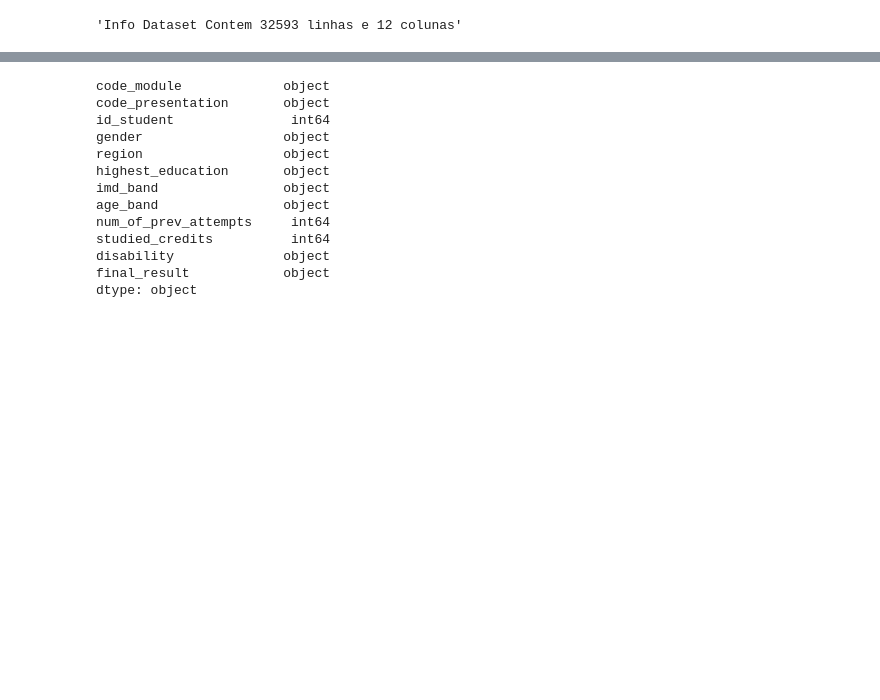
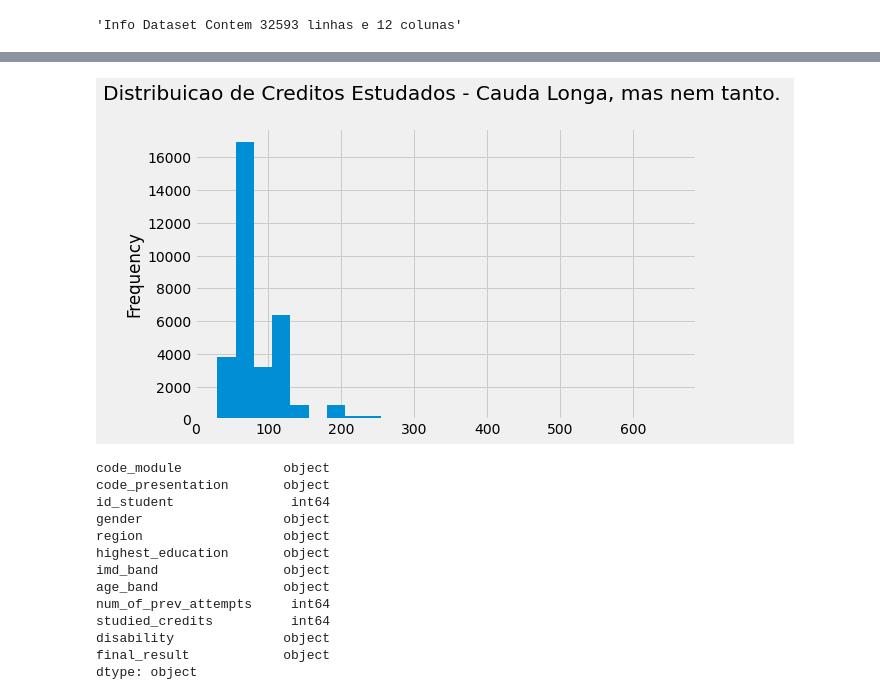
Before and after one commit to Schots/OULAD-Trybe, a Jupyter notebook: Trybe-Oulad-Experimentos.ipynb, the cells around one changed output, grey strips where cells are left out. Cells and saved outputs as stored; diff of their text form; code cells hidden in the pictures; blank space fills up the shorter version.

```diff
--- a/Trybe-Oulad-Experimentos.ipynb
+++ b/Trybe-Oulad-Experimentos.ipynb
@@ -34,3 +115,8 @@ info.head()
+# %%
+ax = info['studied_credits'].plot(kind = 'hist',bins=25)
+_= ax.set_title("Distribuicao de Creditos Estudados - Cauda Longa, mas nem tanto. \n")
+# %% [output]
+[figure, added]
 # %%
 info.dtypes
 # %% [output]
```
Also changed, not shown: parts of 25 cells of this notebook, 1 other file.
